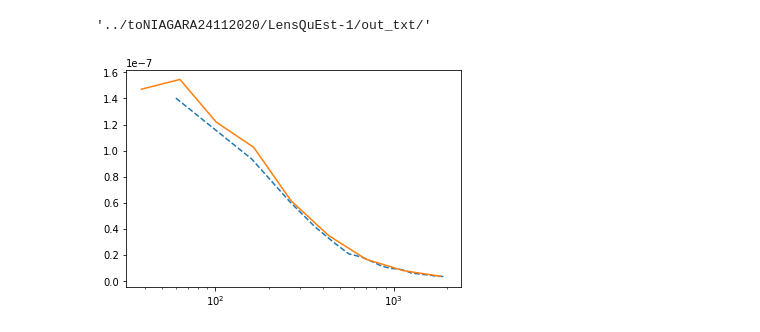
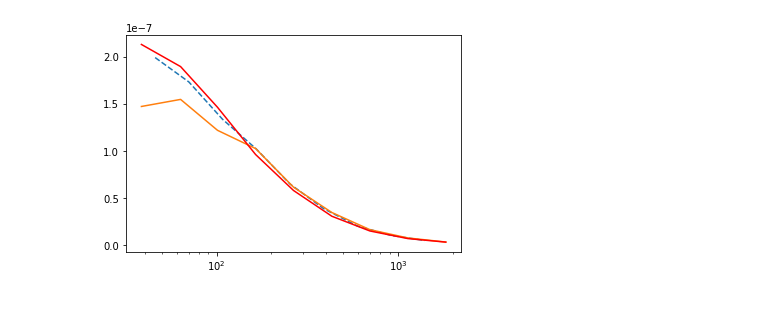
Before and after one commit to Saladino93/qelensingcomb, a Jupyter notebook: newcodecheck.ipynb, the cells around one changed output. Cells and saved outputs as stored; diff of their text form; code cells hidden in the pictures.

```diff
--- a/newcodecheck.ipynb
+++ b/newcodecheck.ipynb
@@ -21,3 +17,4 @@ P = pathlib.Path(analysis_directory)
 # %%
 fgnamefile = 'tsz'
 nu = 148
+config = 'h3500s3500b3500'
@@ -53,2 +21,5 @@ for i in range(1):
+# %%
+Path = P/config
+Path = Path/fgnamefile
 # %%
 Noah = pandas.read_csv('../extract_sehgal/Ckk_biases_lmaxT_3500.csv')
@@ -59,10 +38,5 @@ dict_keys(['N', 'T', 'P', 'S', 'PC', 'kk', 'kg', 'ells'])
 # %%
-read_element = lambda key: np.load(P/f'{key}.npy')
-
-tipo = 'T'
-
-bias = read_element(tipo)
-scatters = np.load(P/f'scatter_{tipo}.npy')
+read_element = lambda key: np.load(Path/f'{key}_{fgnamefile}_{nu}.npy')
 
 kk = read_element('kk')
 ells = read_element('ells')
@@ -80,21 +54,29 @@ NoahS = getNoah_tSZ_secondary('QE')
 
 NoahCents = Noah['lCen']
-# %%
-'../toNIAGARA24112020/LensQuEst-1/out_txt/'
-# %% [output]
-'../toNIAGARA24112020/LensQuEst-1/out_txt/'
 # %%
-clkkmanu = 0.
-for num in range(5):
-    ll, clkkmanu_ = np.loadtxt(f'../toNIAGARA24112020/LensQuEst-1/out_txt/kk_{num}.txt', unpack = True)
-    clkkmanu += clkkmanu_
-clkkmanu /= 5
+#clkkmanu = 0.
+Nmanu = 80
+clqmanu = 0.
+clpmanu = 0.
+clsmanu = 0.
+
+for num in range(Nmanu):
+    lCen, ClQ, Clprim, Clcross, kk_thmanu = np.loadtxt(f'../extract_sehgal/LensQuEst-1/out_txt/{estimator}_tris_prim_sec_{num}.txt', unpack = True)
+    clqmanu += ClQ
+    clpmanu += Clprim
+    clsmanu += Clcross
+    #clkkmanu += clkkmanu_
+#clkkmanu /= 5
+clqmanu /= Nmanu
+clpmanu /= Nmanu
+clsmanu /= Nmanu
 # %%
 Plotting = u.Plotting('Biases', lminplot = 30, lmaxplot = 2000, xscale = 'log')
 # %%
 Plotting.plotsel(ells, kk, ls = '--')
 Plotting.plotsel(ll, clkkmanu)
+Plotting.plotsel(lCen, kk_thmanu, color = 'red')
 #plt.yscale('log')
 plt.xscale('log')
 # %% [output]
-[figure, old version]
+[figure, new version]
```
Also changed, not shown: parts of 12 cells of this notebook, 7 other files.
